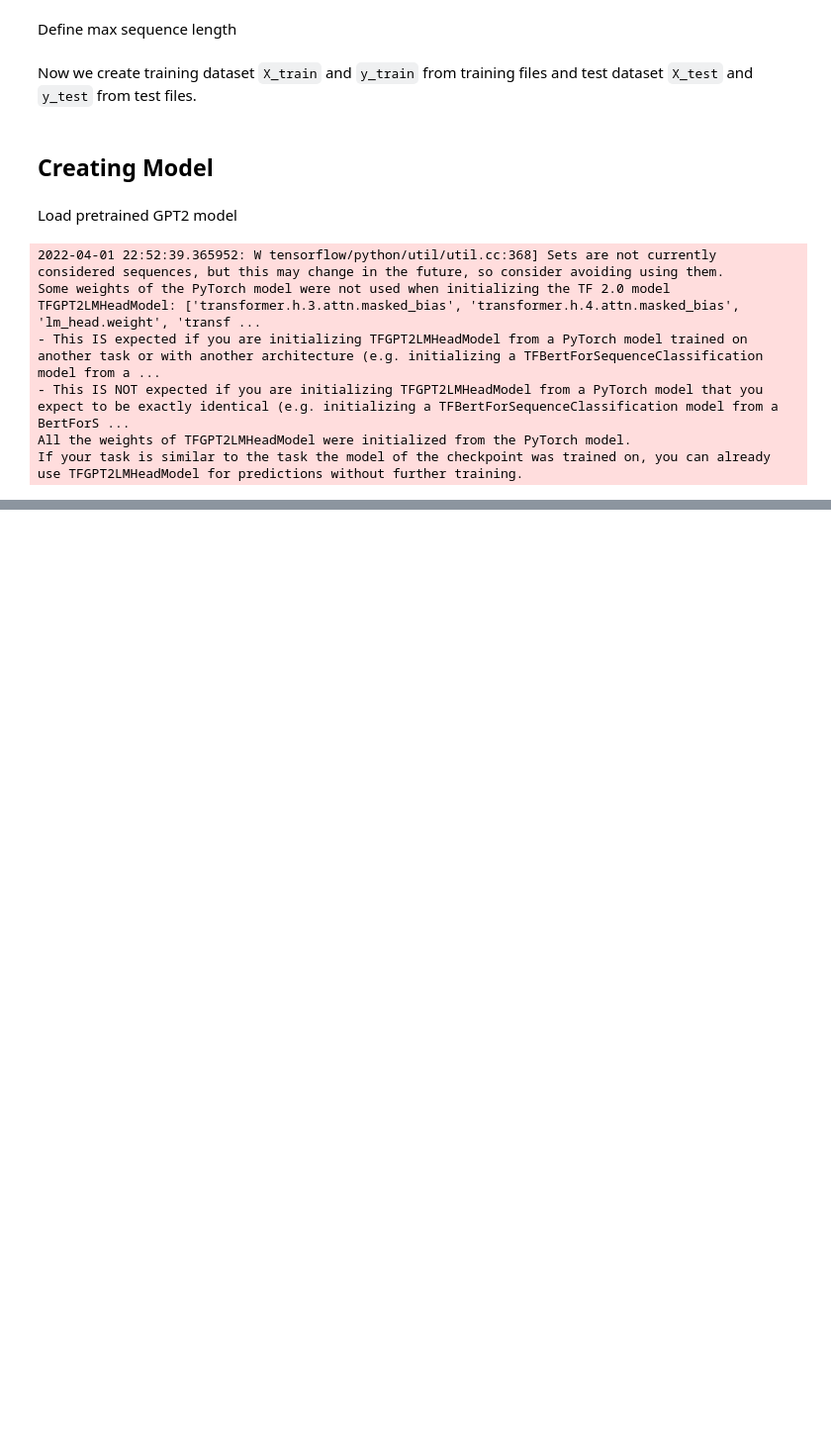
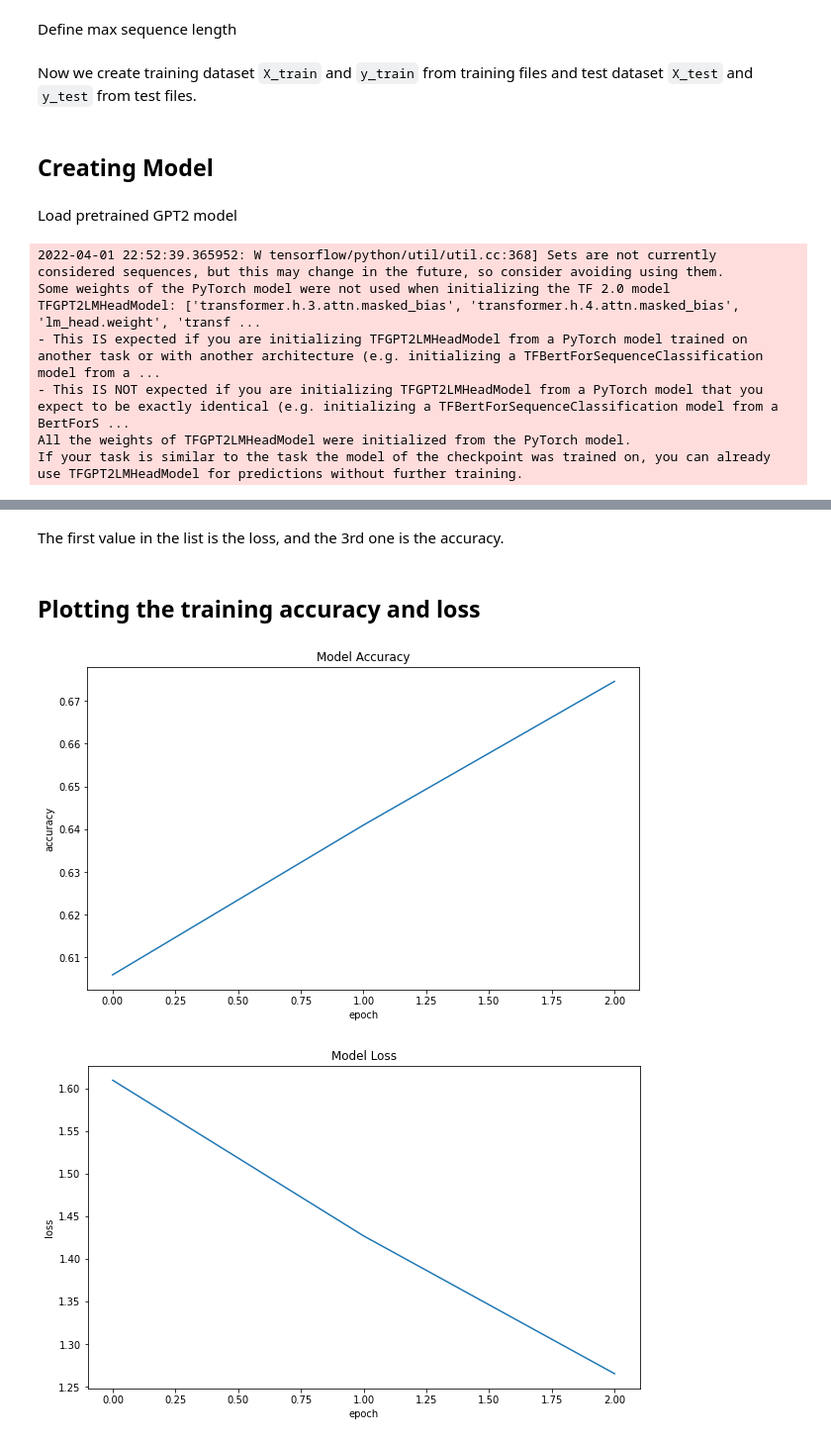
Before and after one commit to MShafquat/Bangla-Next-Word-and-Text-Sequence-Prediction, a Jupyter notebook: model-training/GPT-2 Training.ipynb, the cells around one changed output, grey strips where cells are left out. Shown at 99% size. Drawn from its saved outputs; the diff is of its cells as text; code cells hidden in the pictures; blank space fills up the shorter version.

Commit message:
Completed gpt-2 training

```diff
--- a/model-training/GPT-2 Training.ipynb
+++ b/model-training/GPT-2 Training.ipynb
@@ -104,2 +98,0 @@ checkpoint = tf.keras.callbacks.ModelCheckpoint(str(model_dir),
-# %%
-history = model.fit(train_dataset, epochs=3, callbacks=[checkpoint])
@@ -119,0 +109,2 @@ tokenizer.save_pretrained(model_dir)
+# %%
+history = model.fit(train_dataset, epochs=3, batch_size=1024, callbacks=[checkpoint])
@@ -119,0 +178,21 @@ tokenizer.save_pretrained(model_dir)
+# %% [markdown]
+The first value in the list is the loss, and the 3rd one is the accuracy.
+# %% [markdown]
+## Plotting the training accuracy and loss
+# %%
+fig = plt.figure(figsize=(10, 6))
+plt.plot(history.history['logits_accuracy'])
+plt.title('Model Accuracy')
+plt.ylabel('accuracy')
+plt.xlabel('epoch')
+fig.savefig(str(model_dir / 'logits_accuracy.png'), dpi=fig.dpi)
+
+fig = plt.figure(figsize=(10, 6))
+plt.plot(history.history['logits_loss'])
+plt.title('Model Loss')
+plt.ylabel('loss')
+plt.xlabel('epoch')
+fig.savefig(str(model_dir / 'logits_loss.png'), dpi=fig.dpi)
+# %% [output]
+[figure, added]
+[figure, added]
```
Also changed, not shown: parts of 28 cells of this notebook, 2 other files.
